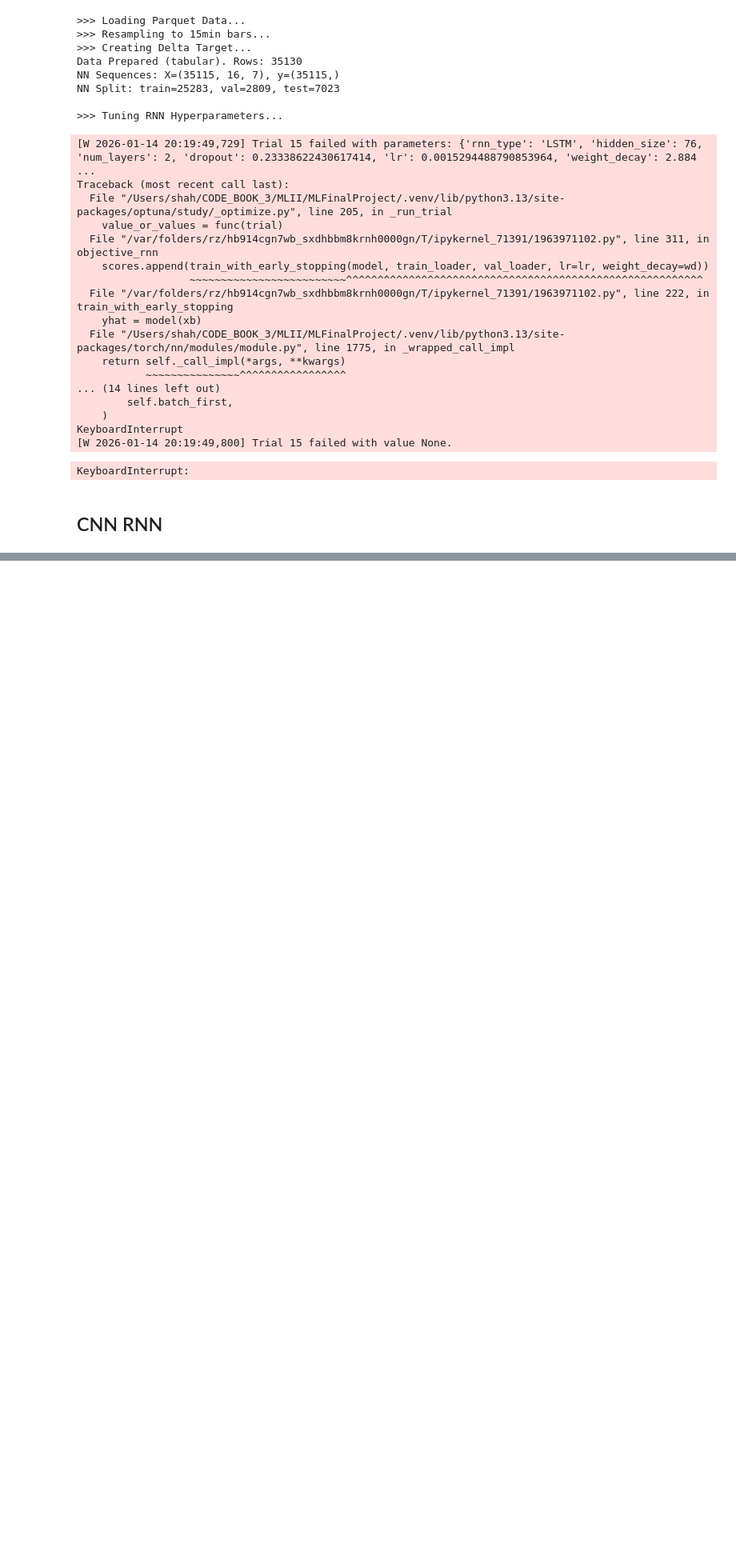
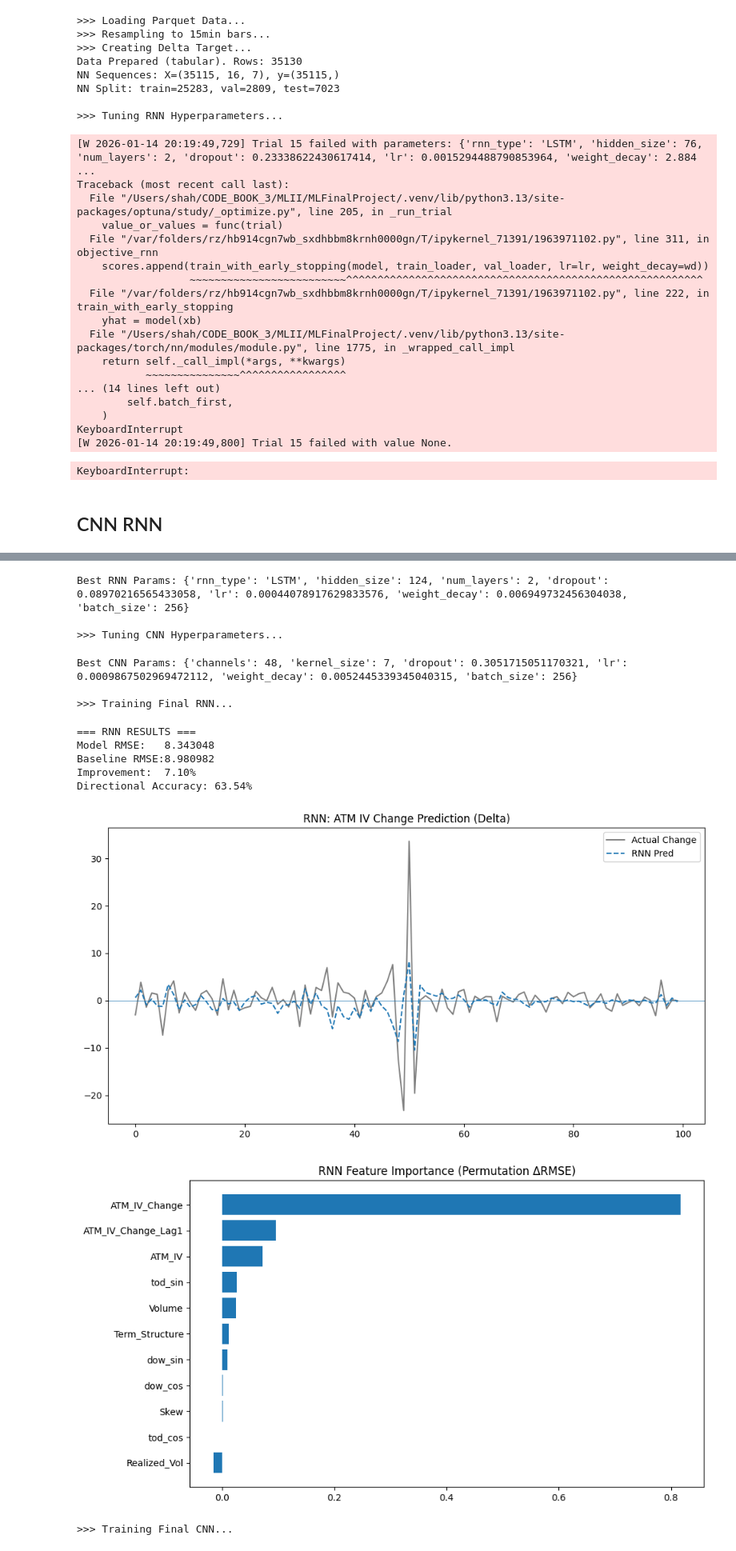
Before and after one commit to Shahahaha11/MLIIFinalProject, a Jupyter notebook: models/RNN and Cnn.ipynb, the cells around one changed output, grey strips where cells are left out. Shown at 80% size. Saved outputs shown, nothing was run; the diff lists cells and outputs as text; code cells hidden in the pictures; blank space fills up the shorter version.

```diff
--- a/models/RNN and Cnn.ipynb
+++ b/models/RNN and Cnn.ipynb
@@ -27,7 +27,9 @@ SEQ_LEN     = 16
 MAX_EPOCHS  = 60
 PATIENCE    = 10
 RANDOM_SEED = 42
-DEVICE      = "cuda" if torch.cuda.is_available() else "cpu"
+# DEVICE      = "cuda" if torch.cuda.is_available() else "cpu"
+DEVICE = "cuda" if torch.cuda.is_available() else ("mps" if torch.backends.mps.is_available() else "cpu")
+
 
 VAL_FRAC = 0.10  # validation slice from the end of the training block
 
@@ -487,14 +489,16 @@ from torch.utils.data import Dataset, DataLoader
 # 0) CONFIG
 # ==========================================
 TIME_WINDOW = "15min"
-FILE_PATH   = "../data/derivative_data_2025.parquet"
+FILE_PATH   = "../../data/derivative_data_2025.parquet"
 N_TRIALS    = 20
 
 SEQ_LEN     = 16
-MAX_EPOCHS  = 60
+MAX_EPOCHS  = 30
 PATIENCE    = 10
-RANDOM_SEED = 42
-DEVICE      = "cuda" if torch.cuda.is_available() else "cpu"
+RANDOM_SEED = 11
+# DEVICE      = "cuda" if torch.cuda.is_available() else "cpu"
+DEVICE = "cuda" if torch.cuda.is_available() else ("mps" if torch.backends.mps.is_available() else "cpu")
+
 VAL_FRAC    = 0.10  # val slice from end of training block
 
 def seed_everything(seed=RANDOM_SEED):
@@ -933,3 +937,4 @@ rmse_cnn, dir_cnn = evaluate_final("CNN", make_final_cnn, bestCNN)
 print("\n>>> Summary")
 print(f"RNN  RMSE={rmse_rnn:.6f} | DirAcc={dir_rnn*100:.2f}%")
 print(f"CNN  RMSE={rmse_cnn:.6f} | DirAcc={dir_cnn*100:.2f}%")
+# %% [output]
@@ -935,0 +949,14 @@ print(f"CNN  RMSE={rmse_cnn:.6f} | DirAcc={dir_cnn*100:.2f}%")
+Best RNN Params: {'rnn_type': 'LSTM', 'hidden_size': 124, 'num_layers': 2, 'dropout': 0.08970216565433058, 'lr': 0.00044078917629833576, 'weight_decay': 0.006949732456304038, 'batch_size': 256}
+
+>>> Tuning CNN Hyperparameters...
+Best CNN Params: {'channels': 48, 'kernel_size': 7, 'dropout': 0.3051715051170321, 'lr': 0.0009867502969472112, 'weight_decay': 0.0052445339345040315, 'batch_size': 256}
+
+>>> Training Final RNN...
+=== RNN RESULTS ===
+Model RMSE:   8.343048
+Baseline RMSE:8.980982
+Improvement:  7.10%
+Directional Accuracy: 63.54%
+[figure, added]
+[figure, added]
+>>> Training Final CNN...
```
Also changed, not shown: parts of 8 cells of this notebook.
